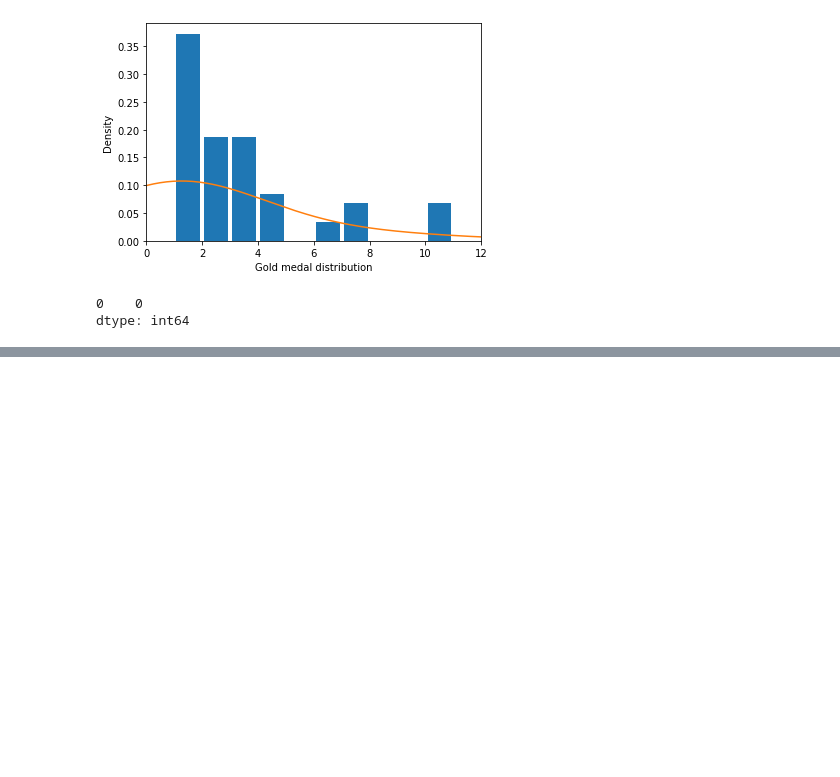
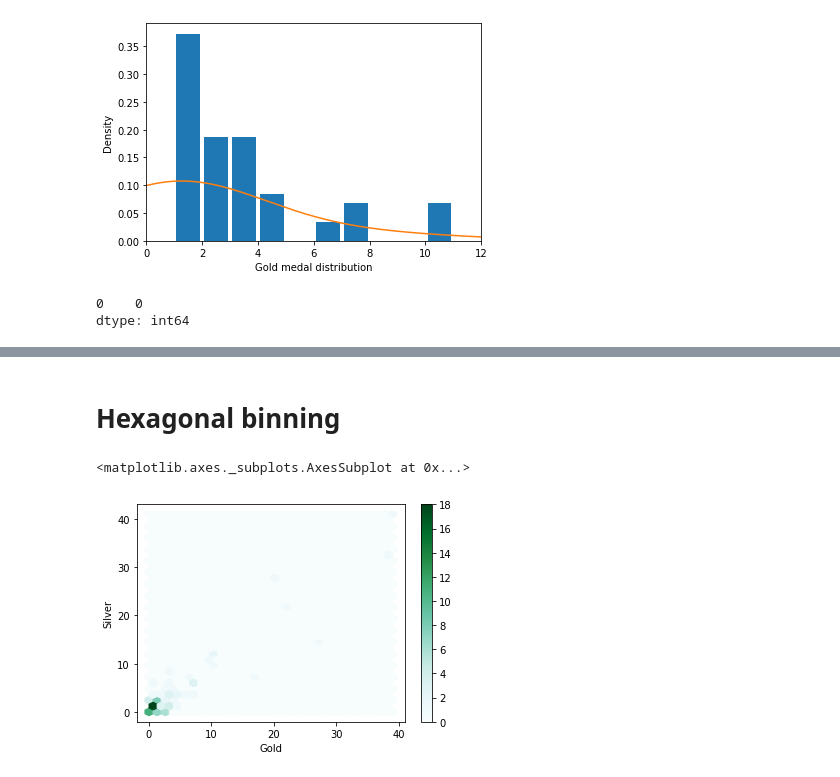
Before and after one commit to leiyan29/statistics, a Jupyter notebook: practical statistiscs_1.ipynb, the cells around one changed output, grey strips where cells are left out. Drawn from its saved outputs; the diff is of its cells as text; code cells hidden in the pictures; blank space fills up the shorter version.

```diff
--- a/practical statistiscs_1.ipynb
+++ b/practical statistiscs_1.ipynb
@@ -185,0 +219,7 @@ Text(0, 0.5, 'Countries')
+# %% [markdown]
+# Hexagonal binning
+# %%
+medal_count.plot.hexbin(x='Gold', y='Silver', gridsize=30, sharex=False)
+# %% [output]
+<matplotlib.axes._subplots.AxesSubplot at 0x...>
+[figure, added]
```
Also changed, not shown: parts of 17 cells of this notebook.
